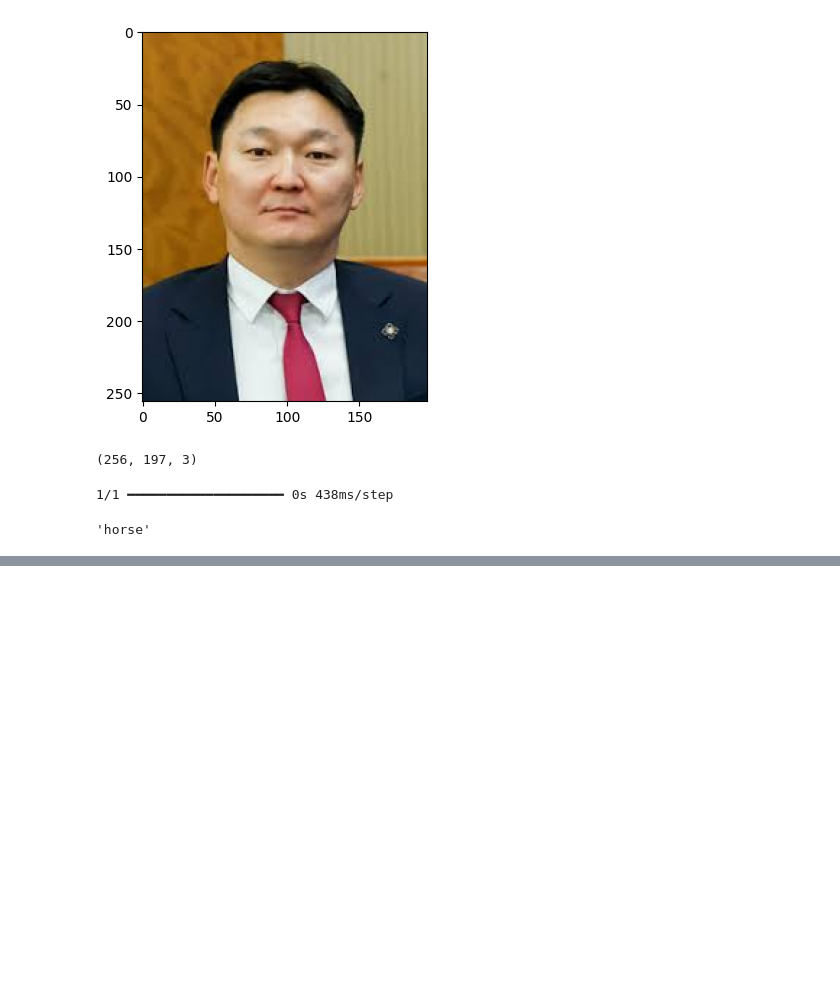
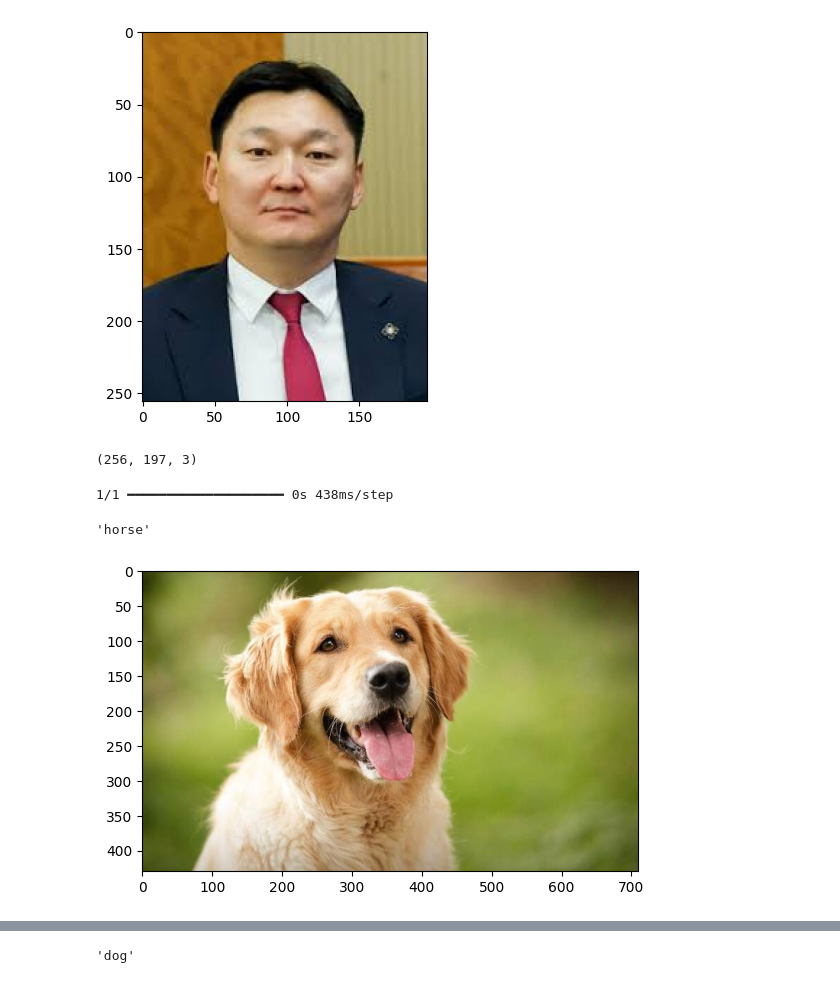
Before and after one commit to Sain-orshikh/CIFAR10, a Jupyter notebook: main.ipynb, the cells around one changed output, grey strips where cells are left out. Saved outputs shown, nothing was run; the diff lists cells and outputs as text; code cells hidden in the pictures; blank space fills up the shorter version.

Commit message:
added a self contained cell to test directly without running cells before

```diff
--- a/main.ipynb
+++ b/main.ipynb
@@ -231,15 +231,50 @@ class_names[predict.argmax()]
 'horse'
 # %%
 from keras.models import load_model
+from keras.datasets import cifar10
 
 # Load the saved model
 model = load_model('cifar10_trained_model.keras')
 
-# Example: Predict on new data (replace X_new with your data)
-# predictions = model.predict(X_new)
-# Predict on the test set
-predictions = model.predict(X_test)
+# Recalculate mean and std from training data
+(X_train_temp, _), (_, _) = cifar10.load_data()
+X_train_temp = X_train_temp.astype('float32')
+mean = np.mean(X_train_temp)
+std = np.std(X_train_temp)
 
-# If you want class labels instead of probabilities:
-predicted_classes = predictions.argmax(axis=1)
+# Function to predict from URL
+def predict_from_url(url):
+    """
+    Download image from URL, display it, resize to 32x32, normalize, and make prediction.
+    """
+    # Download and load image from URL
+    reps = urllib.request.urlopen(url)
+    image = np.asarray(bytearray(reps.read()), dtype='uint8')
+    image = cv2.imdecode(image, cv2.IMREAD_UNCHANGED)
+    image = cv2.cvtColor(image, cv2.COLOR_BGR2RGB)
+
+    # Display original image
+    plt.imshow(image)
+    plt.show()
+
+    # Resize to 32x32
+    image = cv2.resize(image, (32, 32))
+
+    # Normalize the image using mean and std from training data
+    image = (image - mean) / (std + 0.0000001)
+
+    # Add batch dimension because the model expects batch of images
+    image = image.reshape((1, 32, 32, 3))
+
+    # Make prediction
+    predict = model.predict(image)
+    predicted_class = class_names[predict.argmax()]
+
+    print(f"Predicted class: {predicted_class}")
+    return predicted_class
+
+# Example usage with a sample image URL
+url = 'https://www.nylabone.com/-/media/project/oneweb/nylabone/images/dog101/10-intelligent-dog-breeds/golden-retriever-tongue-out.jpg?h=430&w=710&hash=7FEB820D235A44B76B271060E03572C7'
+predict_from_url(url)
 # %% [output]
+[figure, added]
@@ -246,0 +283 @@ predicted_classes = predictions.argmax(axis=1)
+'dog'
```
Also changed, not shown: parts of 1 cell of this notebook.
